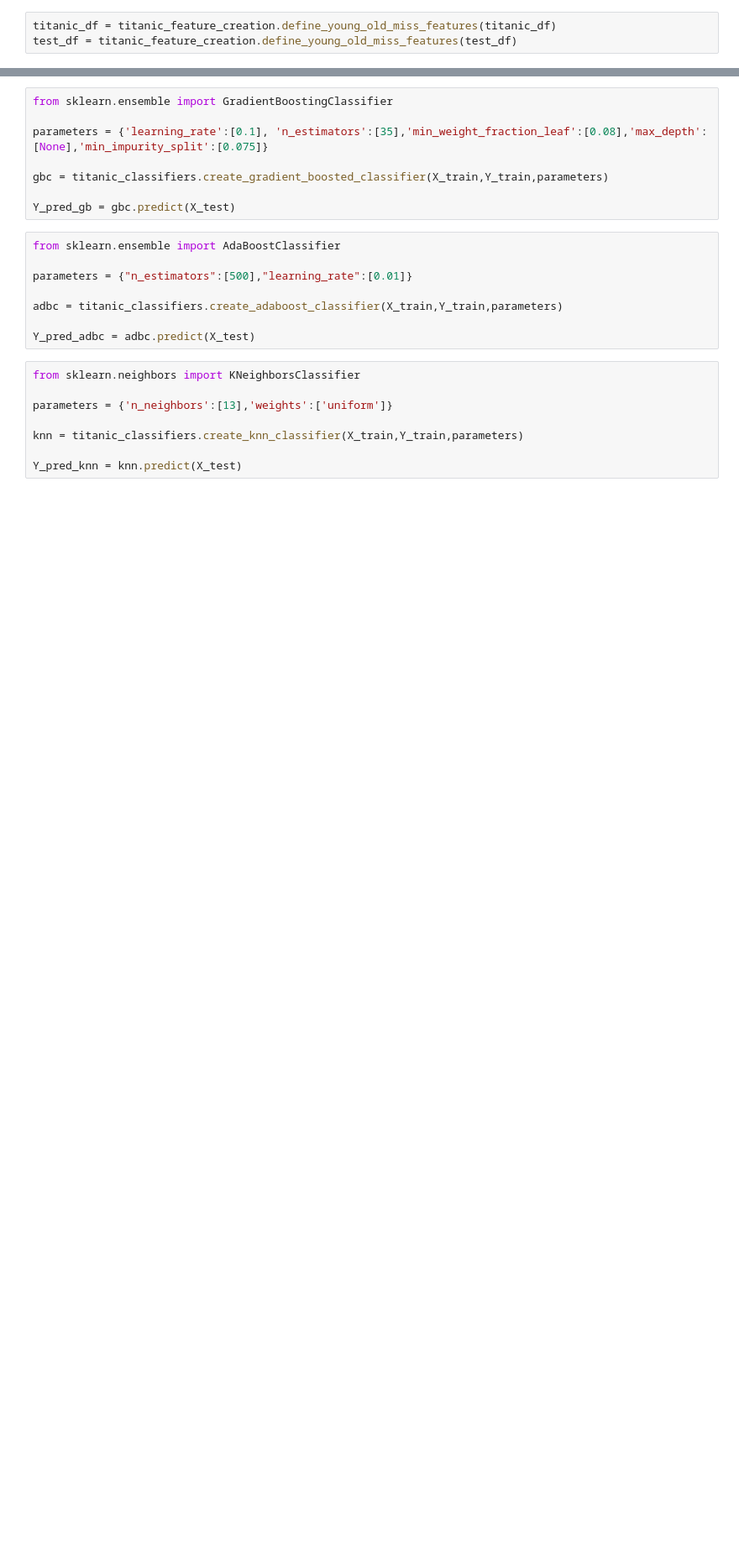
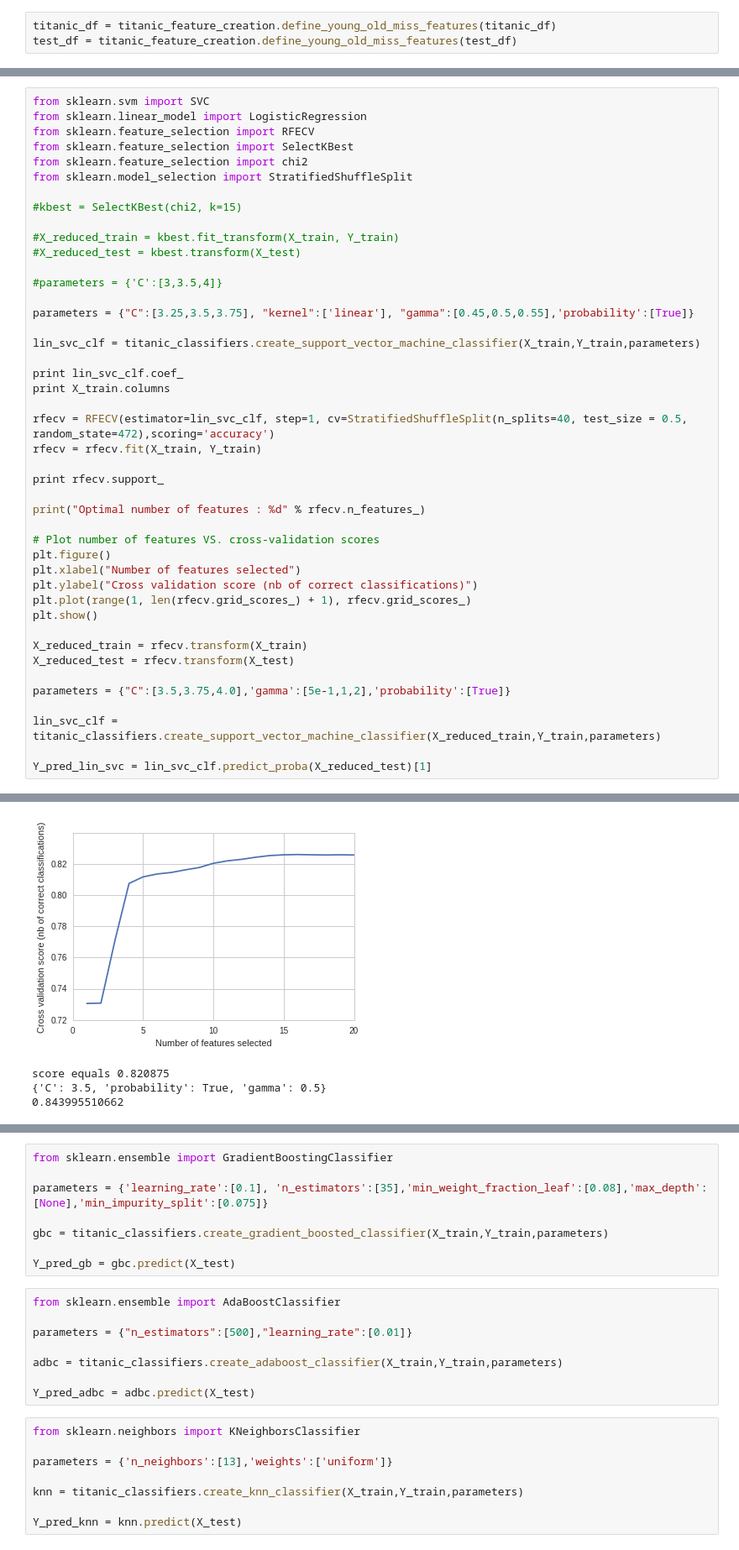
Before and after one commit to noogakl81/TitanicSeattleIceberg, a Jupyter notebook: scripts/TitanicFeatureParsingAndTransformation.ipynb, the cells around one changed output, grey strips where cells are left out. Shown: that part at 84% size. Drawn from its saved outputs; the diff is of its cells as text; blank space fills up the shorter version.

Commit message:
Added new features and predict_proba to predict probability of survival for ensembling

```diff
--- a/scripts/TitanicFeatureParsingAndTransformation.ipynb
+++ b/scripts/TitanicFeatureParsingAndTransformation.ipynb
@@ -159,0 +380,45 @@ Y_pred_svc = svc.predict(X_test)
+# %%
+from sklearn.svm import SVC
+from sklearn.linear_model import LogisticRegression
+from sklearn.feature_selection import RFECV
+from sklearn.feature_selection import SelectKBest
+from sklearn.feature_selection import chi2
+from sklearn.model_selection import StratifiedShuffleSplit
+
+#kbest = SelectKBest(chi2, k=15)
+
+#X_reduced_train = kbest.fit_transform(X_train, Y_train)
+#X_reduced_test = kbest.transform(X_test)
+
+#parameters = {'C':[3,3.5,4]}
+
+parameters = {"C":[3.25,3.5,3.75], "kernel":['linear'], "gamma":[0.45,0.5,0.55],'probability':[True]}
+
+lin_svc_clf = titanic_classifiers.create_support_vector_machine_classifier(X_train,Y_train,parameters)
+
+print lin_svc_clf.coef_
+print X_train.columns
+
+rfecv = RFECV(estimator=lin_svc_clf, step=1, cv=StratifiedShuffleSplit(n_splits=40, test_size = 0.5, random_state=472),scoring='accuracy')
+rfecv = rfecv.fit(X_train, Y_train)
+
+print rfecv.support_
+
+print("Optimal number of features : %d" % rfecv.n_features_)
+
+# Plot number of features VS. cross-validation scores
+plt.figure()
+plt.xlabel("Number of features selected")
+plt.ylabel("Cross validation score (nb of correct classifications)")
+plt.plot(range(1, len(rfecv.grid_scores_) + 1), rfecv.grid_scores_)
+plt.show()
+
+X_reduced_train = rfecv.transform(X_train)
+X_reduced_test = rfecv.transform(X_test)
+
+parameters = {"C":[3.5,3.75,4.0],'gamma':[5e-1,1,2],'probability':[True]}
+
+lin_svc_clf = titanic_classifiers.create_support_vector_machine_classifier(X_reduced_train,Y_train,parameters)
+
+Y_pred_lin_svc = lin_svc_clf.predict_proba(X_reduced_test)[1]
+# %% [output]
@@ -159,0 +439,4 @@ Y_pred_svc = svc.predict(X_test)
+[figure, added]
+score equals 0.820875
+{'C': 3.5, 'probability': True, 'gamma': 0.5}
+0.843995510662
```
Also changed, not shown: parts of 22 cells of this notebook, 4 other files.
